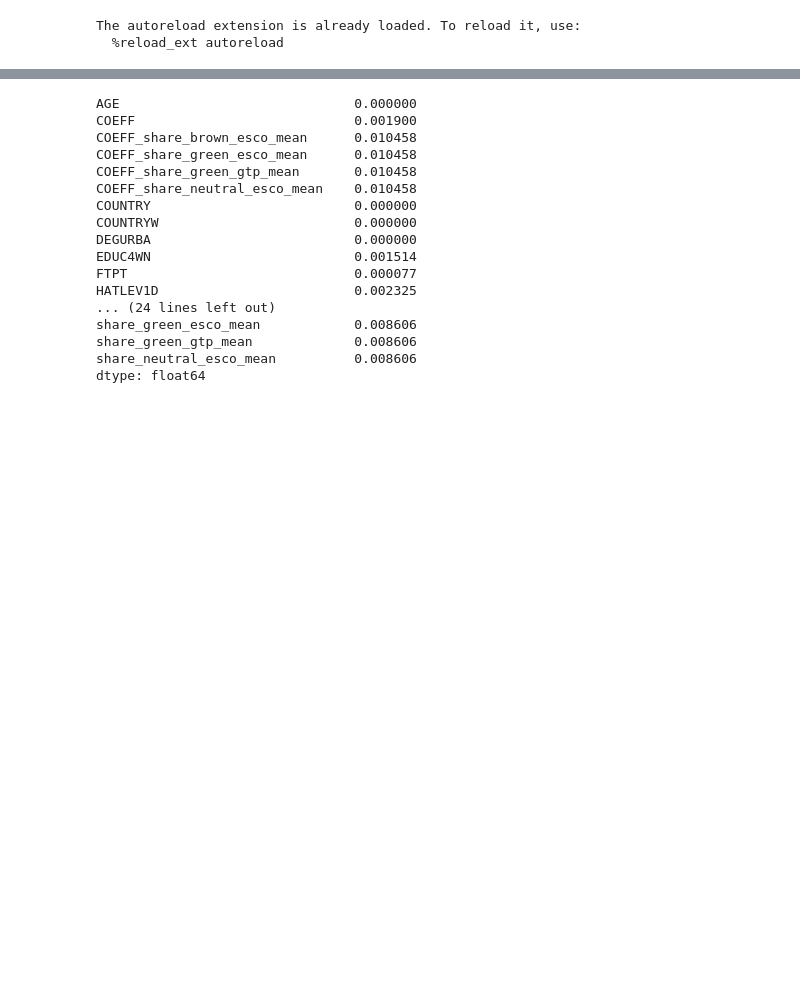
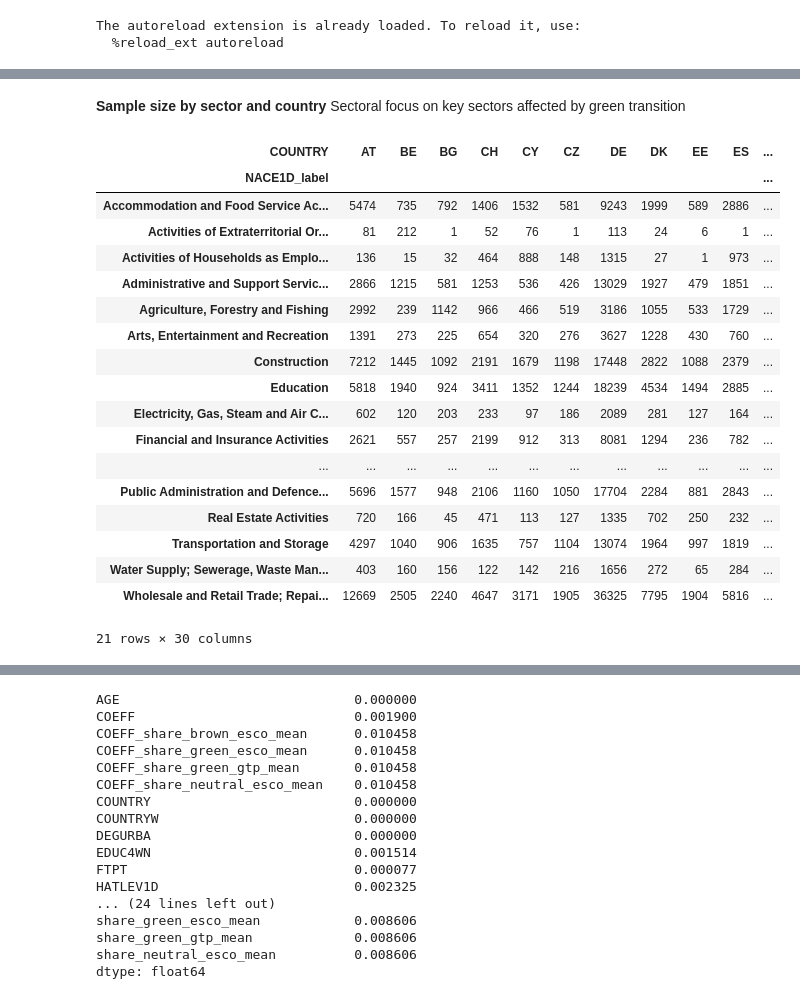
Before and after one commit to derpyninja/re4gt, a Jupyter notebook: notebooks/new/04-fz-lfs-data-panel-exploration.ipynb, the cells around one changed output, grey strips where cells are left out. Saved outputs shown, nothing was run; the diff lists cells and outputs as text; code cells hidden in the pictures; blank space fills up the shorter version.

```diff
--- a/notebooks/new/04-fz-lfs-data-panel-exploration.ipynb
+++ b/notebooks/new/04-fz-lfs-data-panel-exploration.ipynb
@@ -75,0 +49,27 @@ df_all
+# %% [markdown]
+**Sample size by sector and country**
+Sectoral focus on key sectors affected by green transition
+# %%
+sample_size_by_ind_and_country = df_all.groupby(["NACE1D_label", "COUNTRY"]).count()["COEFF"].unstack()
+sample_size_by_ind_and_country.to_csv(os.path.join(useful_paths.results_dir, "tables", "eu_lfs_sample_size_by_ind_and_country.csv"))
+sample_size_by_ind_and_country
+# %% [output]
+| COUNTRY | AT | BE | BG | CH | CY | CZ | DE | DK | EE | ES | ... |
+| NACE1D_label |  |  |  |  |  |  |  |  |  |  | ... |
+| Accommodation and Food Service Ac... | 5474 | 735 | 792 | 1406 | 1532 | 581 | 9243 | 1999 | 589 | 2886 | ... |
+| Activities of Extraterritorial Or... | 81 | 212 | 1 | 52 | 76 | 1 | 113 | 24 | 6 | 1 | ... |
+| Activities of Households as Emplo... | 136 | 15 | 32 | 464 | 888 | 148 | 1315 | 27 | 1 | 973 | ... |
+| Administrative and Support Servic... | 2866 | 1215 | 581 | 1253 | 536 | 426 | 13029 | 1927 | 479 | 1851 | ... |
+| Agriculture, Forestry and Fishing | 2992 | 239 | 1142 | 966 | 466 | 519 | 3186 | 1055 | 533 | 1729 | ... |
+| Arts, Entertainment and Recreation | 1391 | 273 | 225 | 654 | 320 | 276 | 3627 | 1228 | 430 | 760 | ... |
+| Construction | 7212 | 1445 | 1092 | 2191 | 1679 | 1198 | 17448 | 2822 | 1088 | 2379 | ... |
+| Education | 5818 | 1940 | 924 | 3411 | 1352 | 1244 | 18239 | 4534 | 1494 | 2885 | ... |
+| Electricity, Gas, Steam and Air C... | 602 | 120 | 203 | 233 | 97 | 186 | 2089 | 281 | 127 | 164 | ... |
+| Financial and Insurance Activities | 2621 | 557 | 257 | 2199 | 912 | 313 | 8081 | 1294 | 236 | 782 | ... |
+| ... | ... | ... | ... | ... | ... | ... | ... | ... | ... | ... | ... |
+| Public Administration and Defence... | 5696 | 1577 | 948 | 2106 | 1160 | 1050 | 17704 | 2284 | 881 | 2843 | ... |
+| Real Estate Activities | 720 | 166 | 45 | 471 | 113 | 127 | 1335 | 702 | 250 | 232 | ... |
+| Transportation and Storage | 4297 | 1040 | 906 | 1635 | 757 | 1104 | 13074 | 1964 | 997 | 1819 | ... |
+| Water Supply; Sewerage, Waste Man... | 403 | 160 | 156 | 122 | 142 | 216 | 1656 | 272 | 65 | 284 | ... |
+| Wholesale and Retail Trade; Repai... | 12669 | 2505 | 2240 | 4647 | 3171 | 1905 | 36325 | 7795 | 1904 | 5816 | ... |
+21 rows × 30 columns
```
Also changed, not shown: parts of 7 cells of this notebook, 9 other files.
